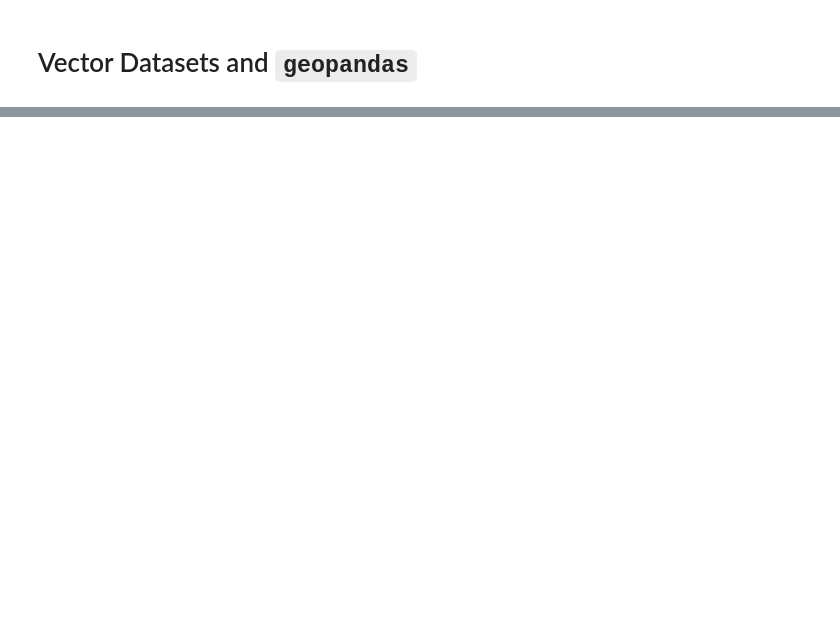
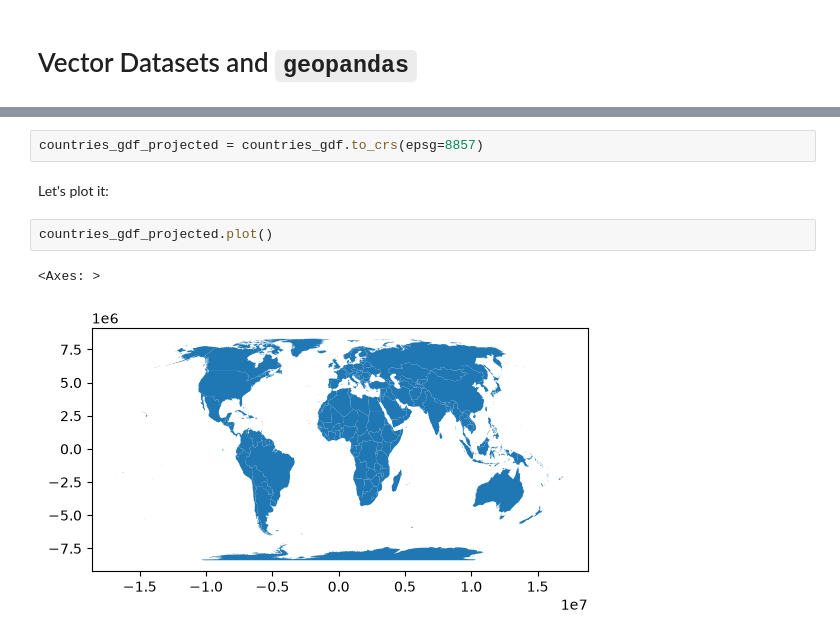
Before and after one commit to trchudley/geospatial-scientific-computing, a Jupyter notebook: week/03/02-geopandas.ipynb, the cells around one changed output, grey strips where cells are left out. Saved outputs shown, nothing was run; the diff lists cells and outputs as text; blank space fills up the shorter version.

```diff
--- a/week/03/02-geopandas.ipynb
+++ b/week/03/02-geopandas.ipynb
@@ -89,0 +81,9 @@ Name: MAX_AREAKM, dtype: float64
+# %%
+countries_gdf_projected = countries_gdf.to_crs(epsg=8857)
+# %% [markdown]
+Let's plot it:
+# %%
+countries_gdf_projected.plot()
+# %% [output]
+<Axes: >
+[figure, added]
```
Also changed, not shown: parts of 61 cells of this notebook, 14 other files.
